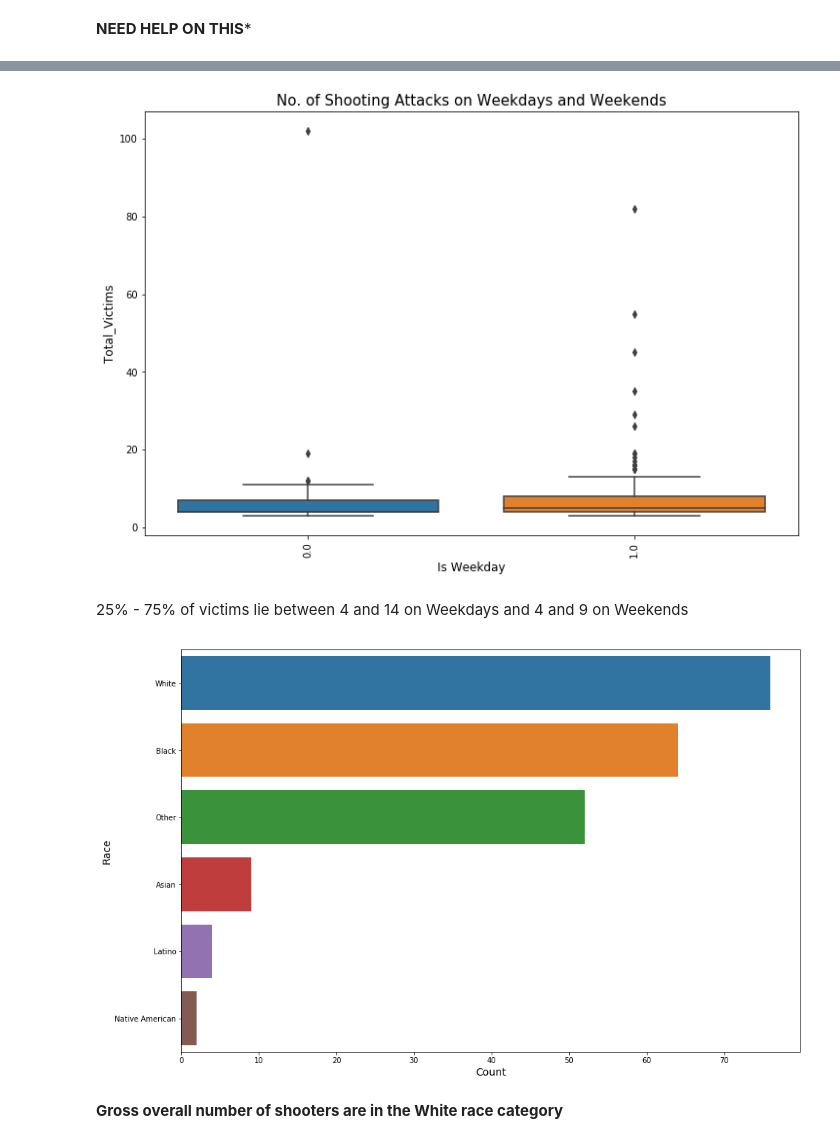
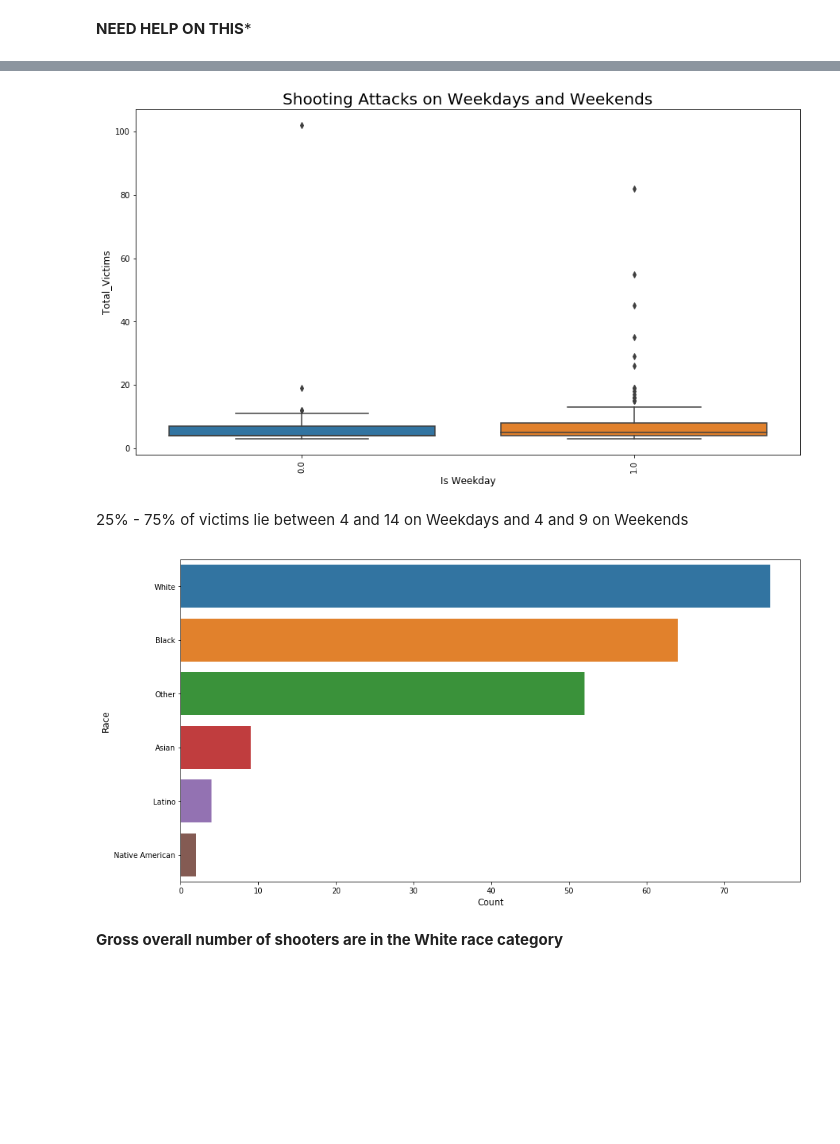
Before and after one commit to arielleweissman/Data-Viz, a Jupyter notebook: Mass_Shootings.ipynb, the cells around one changed output, grey strips where cells are left out. Drawn from its saved outputs; the diff is of its cells as text; code cells hidden in the pictures; blank space fills up the shorter version.

```diff
--- a/Mass_Shootings.ipynb
+++ b/Mass_Shootings.ipynb
@@ -213,27 +216,27 @@ post.describe()
 | 75% | 2016.000000 | 17.000000 | 5.000000 | 4.000000 | 7.500000 | 0.000000 | 5.000000 | 1.000000 |
 | max | 2016.000000 | 40.000000 | 49.000000 | 70.000000 | 102.000000 | 1.000000 | 6.000000 | 1.000000 |
 # %%
-plt.figure(figsize=(12,8))
+plt.figure(figsize=(15,8))
 sns.boxplot(x="weekdayflg", y="Total_victims", data=post[post['Total_victims'] < 500])
 plt.ylabel('Total_Victims', fontsize=12)
 plt.xlabel('Is Weekday', fontsize=12)
 plt.xticks(rotation='vertical')
-plt.title("No. of Shooting Attacks on Weekdays and Weekends", fontsize=15)
+plt.title("Shooting Attacks on Weekdays and Weekends", fontsize=20)
 plt.show()
 # %% [output]
-[figure, old version]
+[figure, new version]
 # %% [markdown]
 25% - 75% of victims lie between 4 and 14 on Weekdays and 4 and 9 on Weekends
 # %%
 cntRace = post['Race'].value_counts()
 
-plt.figure(figsize=(15,10))
+plt.figure(figsize=(15,8))
 sns.barplot(cntRace.values, cntRace.index, orient='h')
-plt.xlabel('Count', fontsize=14)
-plt.ylabel('Race', fontsize=14)
+plt.xlabel('Count', fontsize=12)
+plt.ylabel('Race', fontsize=12)
 plt.show()
 # %% [output]
-[figure, old version]
+[figure, new version]
 # %% [markdown]
 **Gross overall number of shooters are in the White race category**
 # %%
```
Also changed, not shown: parts of 16 cells of this notebook.
